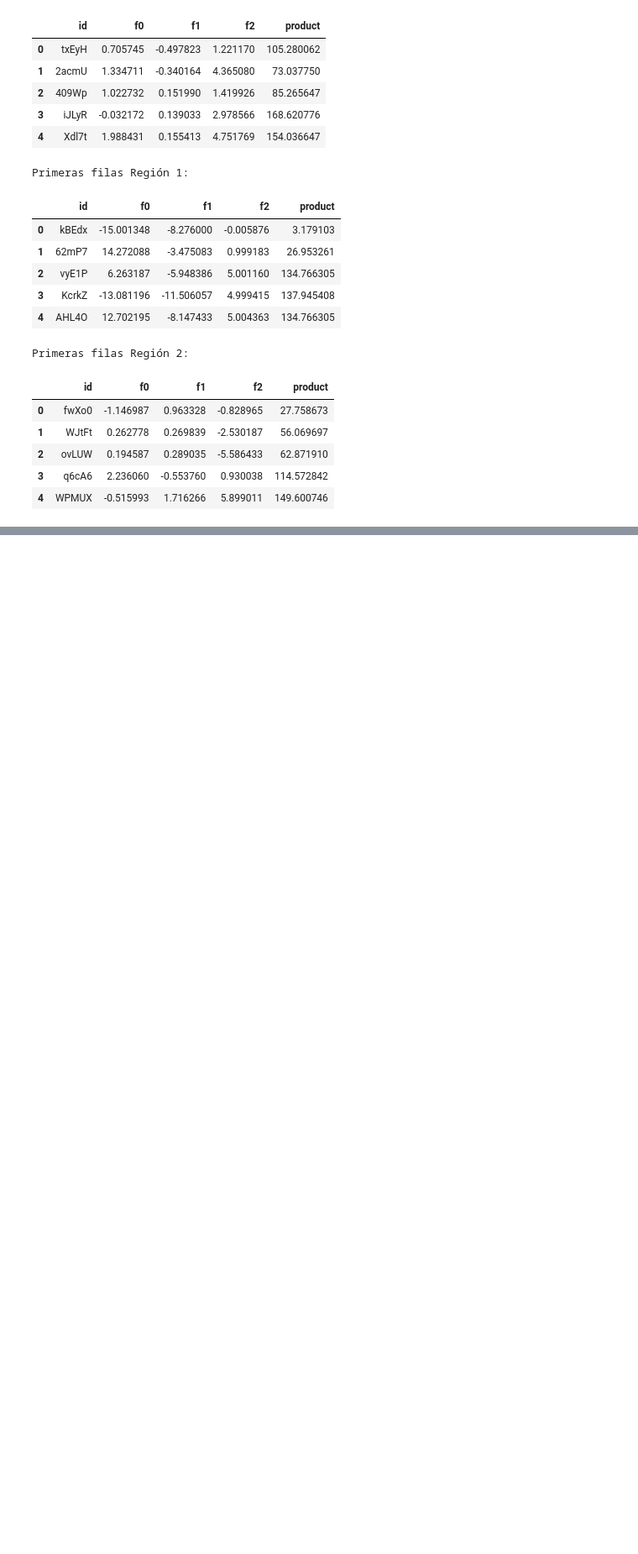
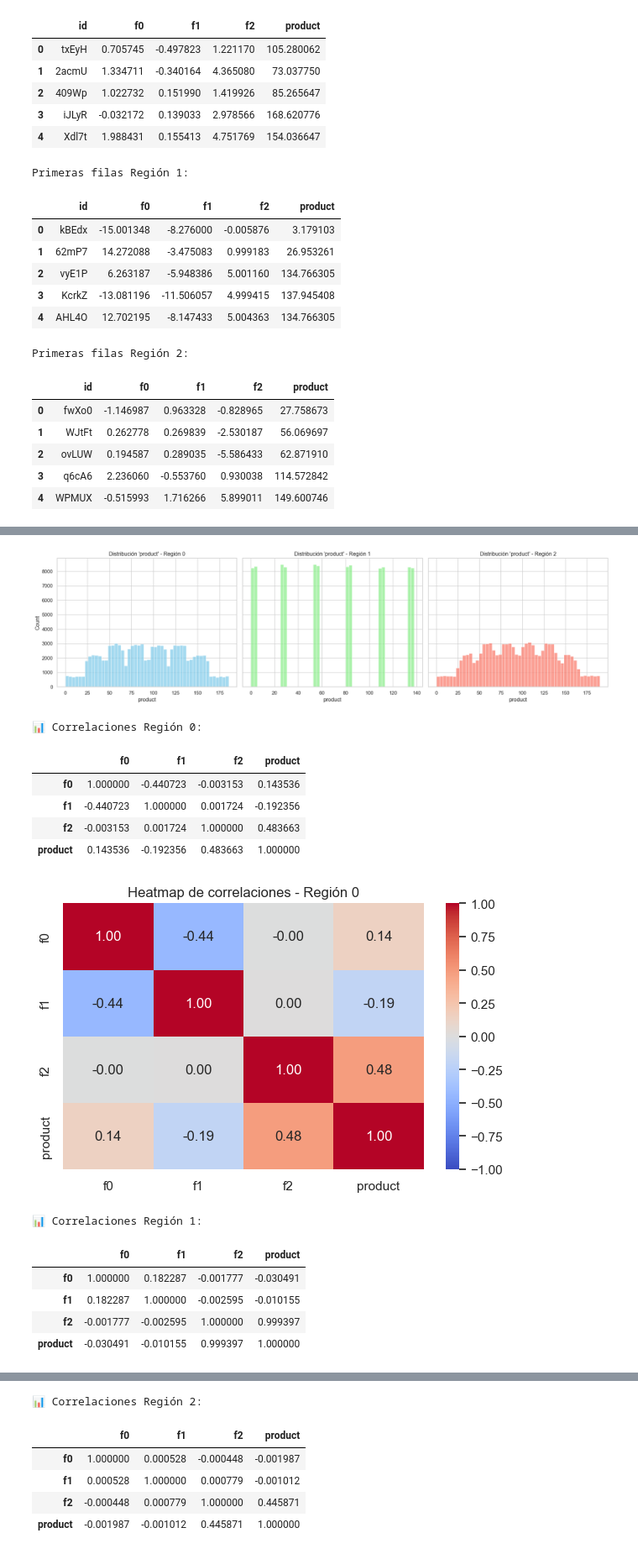
Before and after one commit to cjhirashi/proyecto-sprint-11, a Jupyter notebook: notebooks/proyecto_sprint_11.ipynb, the cells around one changed output, grey strips where cells are left out. Shown at 84% size. Saved outputs shown, nothing was run; the diff lists cells and outputs as text; code cells hidden in the pictures; blank space fills up the shorter version.

```diff
--- a/notebooks/proyecto_sprint_11.ipynb
+++ b/notebooks/proyecto_sprint_11.ipynb
@@ -137,0 +293,51 @@ Primeras filas Región 2:
+# %%
+"""
+2.4 Análisis exploratorio inicial
+Propósito: Explorar la distribución de la variable objetivo y las correlaciones entre características.
+"""
+
+from IPython.display import display
+
+# Histogramas de la variable objetivo en cada región
+fig, axes = plt.subplots(1, 3, figsize=(18, 5), sharey=True)
+sns.histplot(df_region_0['product'], bins=50, ax=axes[0], color="skyblue")
+axes[0].set_title("Distribución 'product' - Región 0")
+
+sns.histplot(df_region_1['product'], bins=50, ax=axes[1], color="lightgreen")
+axes[1].set_title("Distribución 'product' - Región 1")
+
+sns.histplot(df_region_2['product'], bins=50, ax=axes[2], color="salmon")
+axes[2].set_title("Distribución 'product' - Región 2")
+
+plt.tight_layout()
+plt.show()
+
+num_cols = ["f0", "f1", "f2", "product"]
+
+# Matriz de correlaciones por región
+for i, df in enumerate([df_region_0, df_region_1, df_region_2]):
+    print(f"\n📊 Correlaciones Región {i}:")
+    corr = df[num_cols].corr()  # aquí ya no intenta convertir 'id'
+    display(corr)
+
+    # Heatmap
+    plt.figure(figsize=(6, 4))
+    sns.heatmap(corr, annot=True, cmap="coolwarm", fmt=".2f", vmin=-1, vmax=1)
+    plt.title(f"Heatmap de correlaciones - Región {i}")
+    plt.tight_layout()
+    plt.show()
+# %% [output]
+[figure, added]
+📊 Correlaciones Región 0:
+|  | f0 | f1 | f2 | product |
+| f0 | 1.000000 | -0.440723 | -0.003153 | 0.143536 |
+| f1 | -0.440723 | 1.000000 | 0.001724 | -0.192356 |
+| f2 | -0.003153 | 0.001724 | 1.000000 | 0.483663 |
+| product | 0.143536 | -0.192356 | 0.483663 | 1.000000 |
+[figure, added]
+📊 Correlaciones Región 1:
+|  | f0 | f1 | f2 | product |
+| f0 | 1.000000 | 0.182287 | -0.001777 | -0.030491 |
+| f1 | 0.182287 | 1.000000 | -0.002595 | -0.010155 |
+| f2 | -0.001777 | -0.002595 | 1.000000 | 0.999397 |
+| product | -0.030491 | -0.010155 | 0.999397 | 1.000000 |
@@ -137,0 +345,6 @@ Primeras filas Región 2:
+📊 Correlaciones Región 2:
+|  | f0 | f1 | f2 | product |
+| f0 | 1.000000 | 0.000528 | -0.000448 | -0.001987 |
+| f1 | 0.000528 | 1.000000 | 0.000779 | -0.001012 |
+| f2 | -0.000448 | 0.000779 | 1.000000 | 0.445871 |
+| product | -0.001987 | -0.001012 | 0.445871 | 1.000000 |
```
Also changed, not shown: parts of 14 cells of this notebook.
